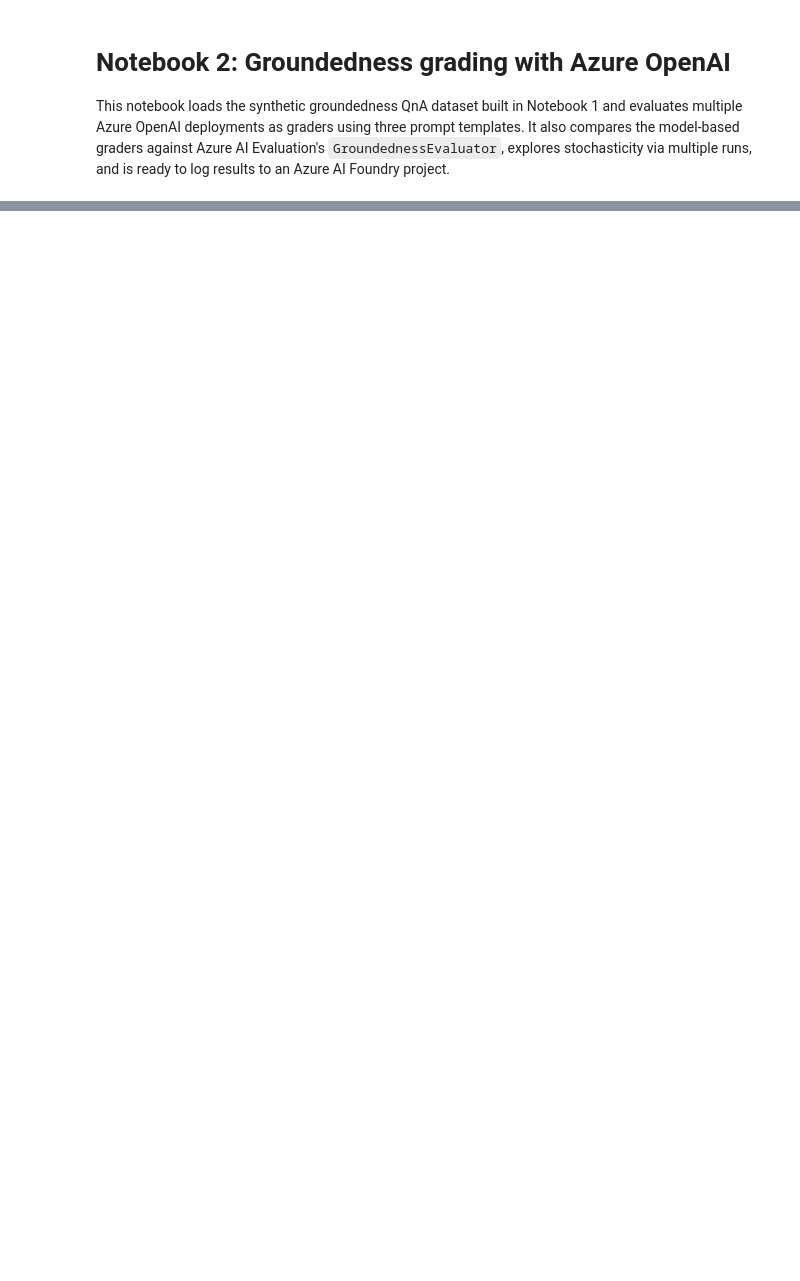
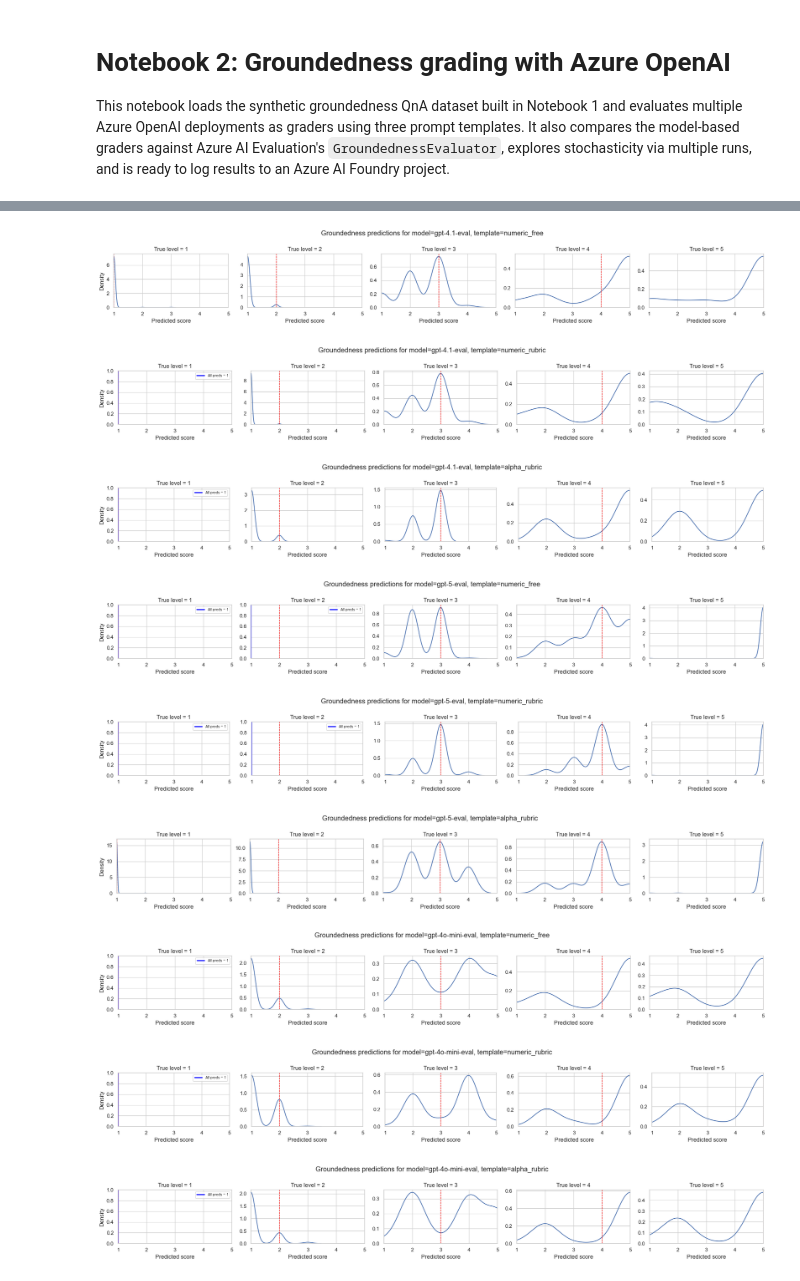
Before and after one commit to aadharshkannan/singlenotebooks, a Jupyter notebook: synthetic_groundedness_evaluation.ipynb, the cells around one changed output, grey strips where cells are left out. Saved outputs shown, nothing was run; the diff lists cells and outputs as text; code cells hidden in the pictures; blank space fills up the shorter version.

```diff
--- a/synthetic_groundedness_evaluation.ipynb
+++ b/synthetic_groundedness_evaluation.ipynb
@@ -16,17 +16,5 @@ from openai import OpenAI
 from azure.ai.evaluation import GroundednessEvaluator, evaluate
 
 # Azure OpenAI configuration (environment variables should already be set)
-client = OpenAI(
-    api_key=os.getenv("AZURE_OPENAI_API_KEY"),
-    base_url=os.getenv("AZURE_OPENAI_ENDPOINT").rstrip("/") + "/openai/v1/",
-)
-
-MODEL_DEPLOYMENTS = [
-    {"name": "gpt-4o-mini-eval", "deployment": "gpt-4o-mini-eval"},
-    {"name": "gpt-4o-eval", "deployment": "gpt-4o-eval"},
-]
-
-AZURE_AI_PROJECT_URL = "<paste your Azure AI Foundry project URL here>"
-
-N_RUNS_PER_QUESTION = 5  # number of stochastic runs per question / template / model
-LLM_TEMPERATURE = 0.3    # non-zero to expose stochasticity
+from azure.identity import DefaultAzureCredential
+import requests
@@ -33,5 +64,5 @@ LLM_TEMPERATURE = 0.3    # non-zero to expose stochasticity
 # %%
-DATA_PATH = "synthetic_groundedness_qna.jsonl"
+DATA_PATH = "data/synthetic_groundedness_qna.jsonl"
 with open(DATA_PATH, "r", encoding="utf-8") as f:
     records = [json.loads(line) for line in f]
 
@@ -213,0 +352,8 @@ preds_df = pd.DataFrame(all_preds)
+# %%
+# Run the async evaluation
+all_preds = await run_all_evaluations()
+preds_df = pd.DataFrame(all_preds)
+print(f"Completed {len(preds_df)} evaluations")
+preds_df.head()
+# persistent storage of results
+preds_df.to_csv("data/synthetic_groundedness_evaluation_results.csv", index=False)
@@ -238,29 +600,47 @@ agg_metrics = (
 # %%
 sns.set(style="whitegrid")
 
 
 def plot_kdes_for_model_template(model_name: str, template_id: str, preds: pd.DataFrame):
     """For a given model and template, plot KDEs over predicted scores for each true groundedness level (1-5)."""
     subset = preds[(preds["model"] == model_name) & (preds["template"] == template_id)]
-    fig, axes = plt.subplots(1, 5, figsize=(20, 3), sharey=True)
+    fig, axes = plt.subplots(1, 5, figsize=(20, 3), sharey=False)  # Independent y-axes
 
     for g, ax in zip(range(1, 6), axes):
         data_g = subset[subset["ground_truth_score"] == g]["pred_score"].dropna()
         if len(data_g) > 1:
-            sns.kdeplot(data_g, ax=ax)
+            # Check if data has variance
+            if data_g.std() > 0:
+                sns.kdeplot(data_g, ax=ax, warn_singular=False)
+            else:
+                # Zero variance: all predictions are the same value - plot a vertical line
+                unique_val = data_g.iloc[0]
+                ax.axvline(unique_val, color="blue", linewidth=2, label=f"All preds = {unique_val:.0f}")
+                ax.legend(fontsize=8)
         else:
             ax.hist(data_g, bins=np.linspace(0.5, 5.5, 6), density=True)
 
-        ax.axvline(g, linestyle="--", linewidth=1)
+        ax.axvline(g, linestyle="--", linewidth=1, color="red", label="True" if g == 1 else None)
         ax.set_title(f"True level = {g}")
         ax.set_xlim(1, 5)
         ax.set_xlabel("Predicted score")
+        ax.set_ylabel("Density" if g == 1 else "")
 
     fig.suptitle(f"Groundedness predictions for model={model_name}, template={template_id}")
     plt.tight_layout()
     plt.show()
 
 
 for model in MODEL_DEPLOYMENTS:
     for template_id in ["numeric_free", "numeric_rubric", "alpha_rubric"]:
         plot_kdes_for_model_template(model["name"], template_id, preds_df)
+# %% [output]
+[figure, added]
+[figure, added]
+[figure, added]
+[figure, added]
+[figure, added]
+[figure, added]
+[figure, added]
+[figure, added]
+[figure, added]
```
Also changed, not shown: parts of 10 cells of this notebook, 2 other files.
